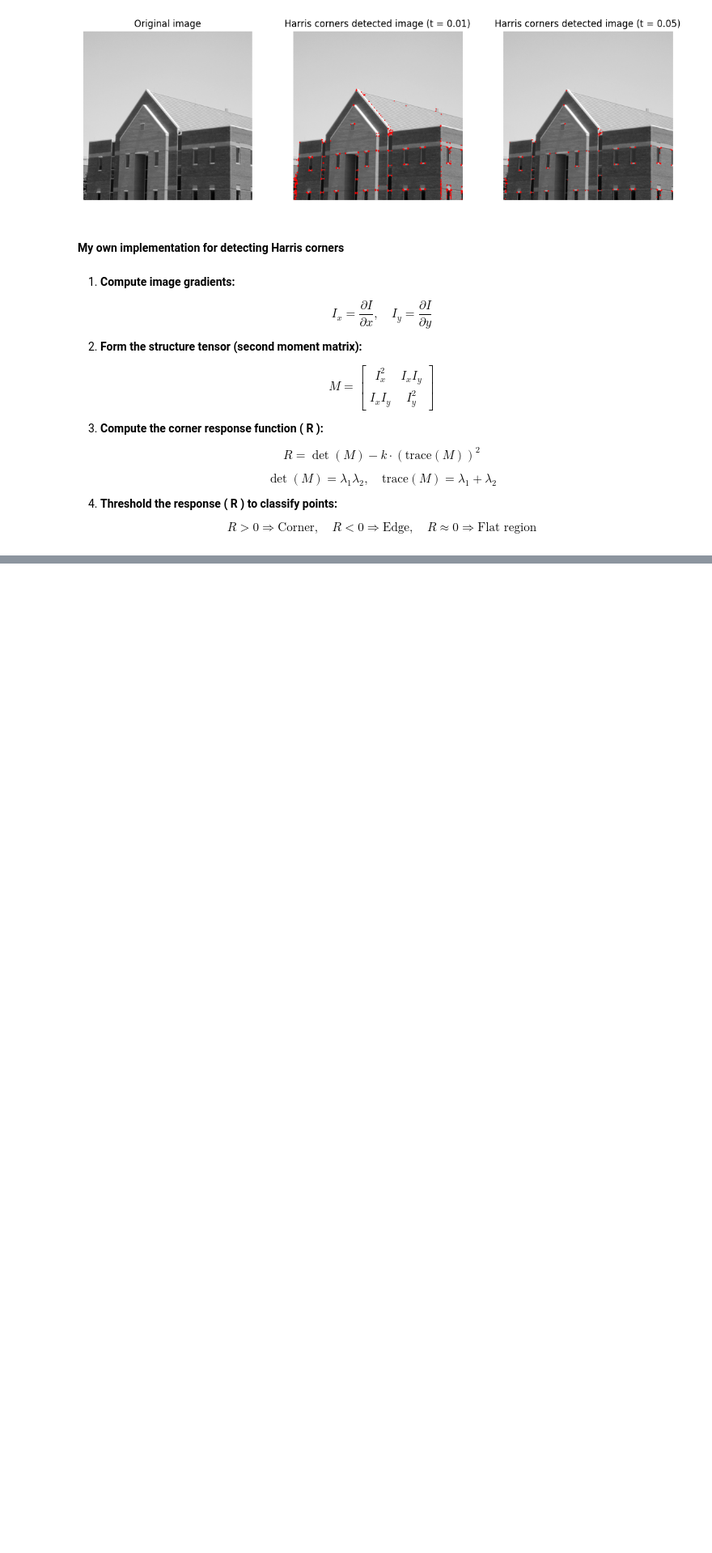
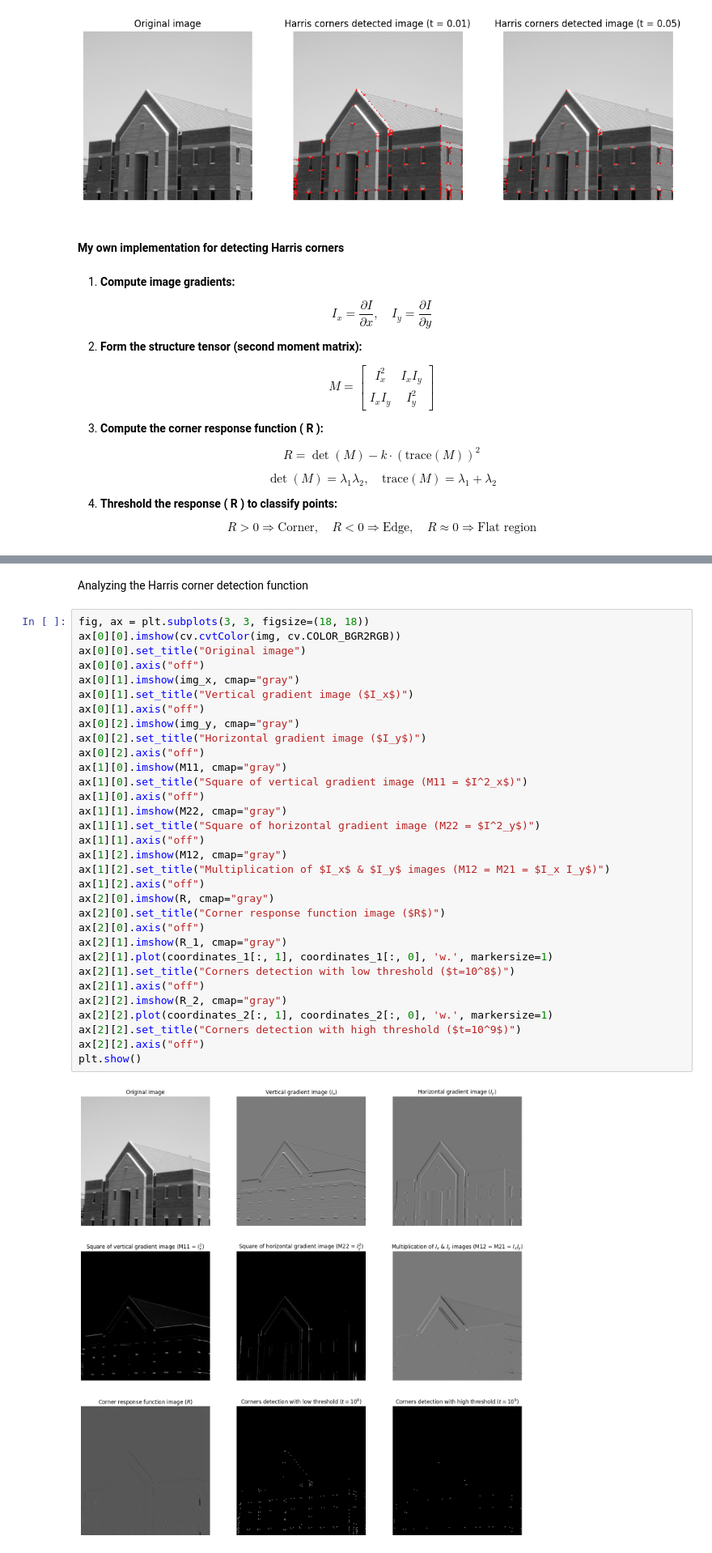
Before and after one commit to dilansenuruk/Image-Processing, a Jupyter notebook: Edges_Corners_and_Blobs.ipynb, the cells around one changed output, grey strips where cells are left out. Shown at 81% size. Cells and saved outputs as stored; diff of their text form; blank space fills up the shorter version.

```diff
--- a/Edges_Corners_and_Blobs.ipynb
+++ b/Edges_Corners_and_Blobs.ipynb
@@ -145,0 +187,36 @@ img_y = cv.filter2D(img, -1, horizontal_sobel_kernal)
+# %% [markdown]
+Analyzing the Harris corner detection function
+# %%
+fig, ax = plt.subplots(3, 3, figsize=(18, 18))
+ax[0][0].imshow(cv.cvtColor(img, cv.COLOR_BGR2RGB))
+ax[0][0].set_title("Original image")
+ax[0][0].axis("off")
+ax[0][1].imshow(img_x, cmap="gray")
+ax[0][1].set_title("Vertical gradient image ($I_x$)")
+ax[0][1].axis("off")
+ax[0][2].imshow(img_y, cmap="gray")
+ax[0][2].set_title("Horizontal gradient image ($I_y$)")
+ax[0][2].axis("off")
+ax[1][0].imshow(M11, cmap="gray")
+ax[1][0].set_title("Square of vertical gradient image (M11 = $I^2_x$)")
+ax[1][0].axis("off")
+ax[1][1].imshow(M22, cmap="gray")
+ax[1][1].set_title("Square of horizontal gradient image (M22 = $I^2_y$)")
+ax[1][1].axis("off")
+ax[1][2].imshow(M12, cmap="gray")
+ax[1][2].set_title("Multiplication of $I_x$ & $I_y$ images (M12 = M21 = $I_x I_y$)")
+ax[1][2].axis("off")
+ax[2][0].imshow(R, cmap="gray")
+ax[2][0].set_title("Corner response function image ($R$)")
+ax[2][0].axis("off")
+ax[2][1].imshow(R_1, cmap="gray")
+ax[2][1].plot(coordinates_1[:, 1], coordinates_1[:, 0], 'w.', markersize=1)
+ax[2][1].set_title("Corners detection with low threshold ($t=10^8$)")
+ax[2][1].axis("off")
+ax[2][2].imshow(R_2, cmap="gray")
+ax[2][2].plot(coordinates_2[:, 1], coordinates_2[:, 0], 'w.', markersize=1)
+ax[2][2].set_title("Corners detection with high threshold ($t=10^9$)")
+ax[2][2].axis("off")
+plt.show()
+# %% [output]
+[figure, added]
```
Also changed, not shown: parts of 4 cells of this notebook.
